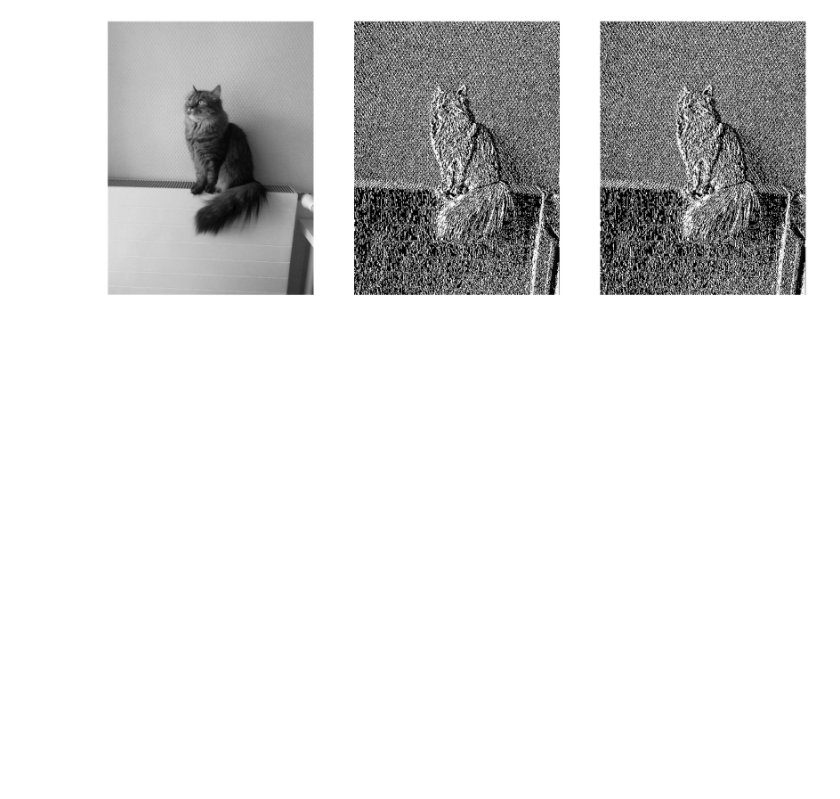
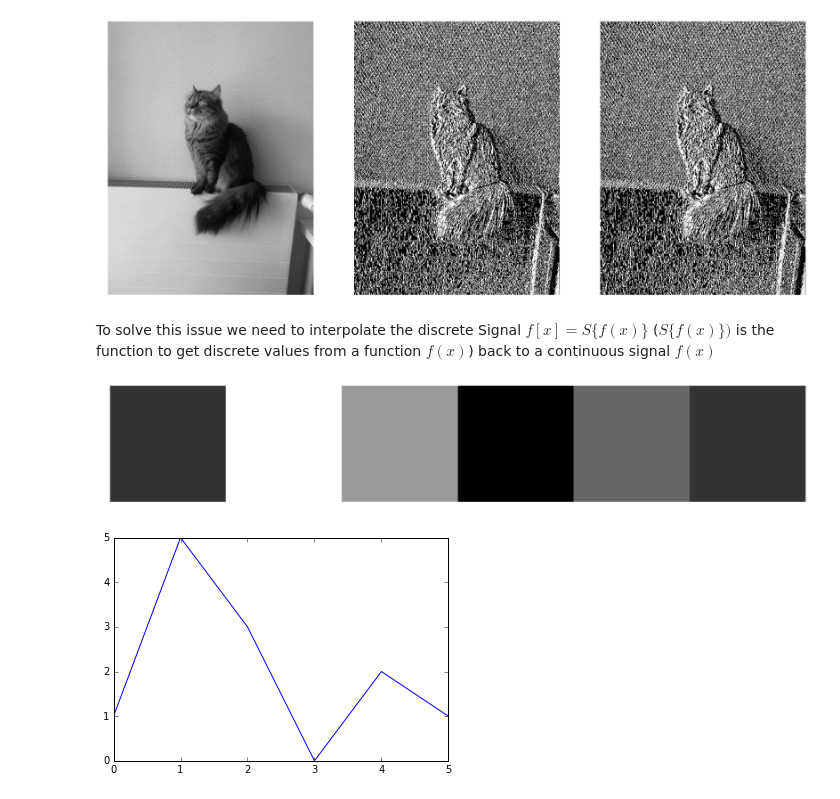
Before and after one commit to justayak/computer_vision_ws2015, a Jupyter notebook: play/Introduction_To_CV.ipynb, the cells around one changed output. Drawn from its saved outputs; the diff is of its cells as text; code cells hidden in the pictures; blank space fills up the shorter version.

```diff
--- a/play/Introduction_To_CV.ipynb
+++ b/play/Introduction_To_CV.ipynb
@@ -62,3 +63,18 @@ Ay = AplusY - A
 jv.paint_mats([A,Ax, Ay])
 # %% [output]
 [figure]
+# %% [markdown]
+To solve this issue we need to interpolate the discrete Signal $f[x]=S\{f(x)\}$ ($S\{f(x)\})$ is the function to get discrete values from a function $f(x)$) back to a continuous signal $f(x)$
+# %%
+# discrete signal
+D = np.array([1,5,3,0,2,1])
+D = D.reshape(1,len(D))
+jv.paint_mats([D], interpolation="nearest")
+
+x = np.arange(0, D.shape[1], 1)
+y = D.flatten()
+plt.plot(x, y)
+plt.show()
+# %% [output]
+[figure, added]
+[figure, added]
```
Also changed, not shown: parts of 7 cells of this notebook.
